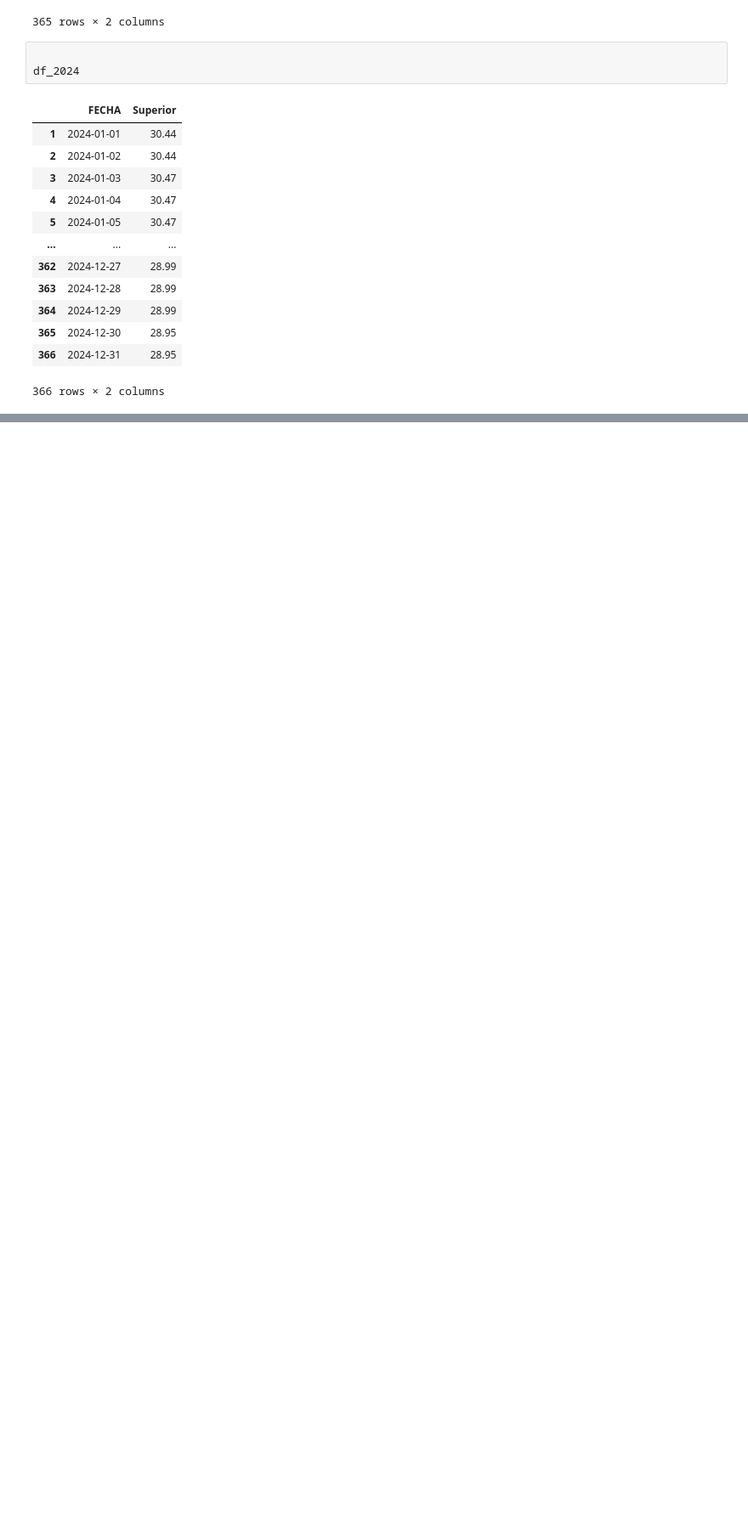
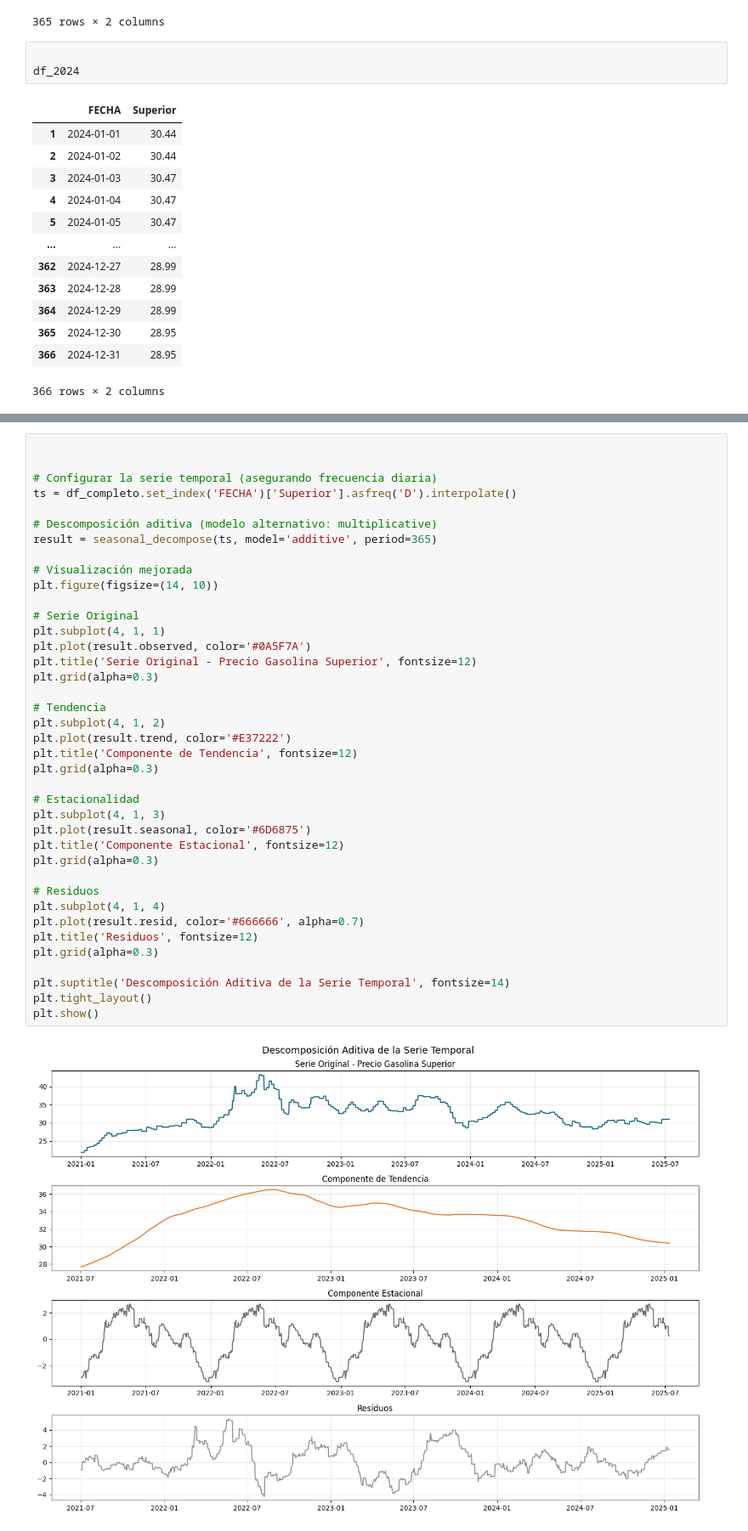
Before and after one commit to chuy-zip/DS_LAB1, a Jupyter notebook: scriptOne.ipynb, the cells around one changed output, grey strips where cells are left out. Shown at 85% size. Cells and saved outputs as stored; diff of their text form; blank space fills up the shorter version.

```diff
--- a/scriptOne.ipynb
+++ b/scriptOne.ipynb
@@ -99,0 +183,41 @@ df_2024
+# %%
+
+
+# Configurar la serie temporal (asegurando frecuencia diaria)
+ts = df_completo.set_index('FECHA')['Superior'].asfreq('D').interpolate()
+
+# Descomposición aditiva (modelo alternativo: multiplicative)
+result = seasonal_decompose(ts, model='additive', period=365)
+
+# Visualización mejorada
+plt.figure(figsize=(14, 10))
+
+# Serie Original
+plt.subplot(4, 1, 1)
+plt.plot(result.observed, color='#0A5F7A')
+plt.title('Serie Original - Precio Gasolina Superior', fontsize=12)
+plt.grid(alpha=0.3)
+
+# Tendencia
+plt.subplot(4, 1, 2)
+plt.plot(result.trend, color='#E37222')
+plt.title('Componente de Tendencia', fontsize=12)
+plt.grid(alpha=0.3)
+
+# Estacionalidad
+plt.subplot(4, 1, 3)
+plt.plot(result.seasonal, color='#6D6875')
+plt.title('Componente Estacional', fontsize=12)
+plt.grid(alpha=0.3)
+
+# Residuos
+plt.subplot(4, 1, 4)
+plt.plot(result.resid, color='#666666', alpha=0.7)
+plt.title('Residuos', fontsize=12)
+plt.grid(alpha=0.3)
+
+plt.suptitle('Descomposición Aditiva de la Serie Temporal', fontsize=14)
+plt.tight_layout()
+plt.show()
+# %% [output]
+[figure, added]
```
Also changed, not shown: parts of 10 cells of this notebook.
